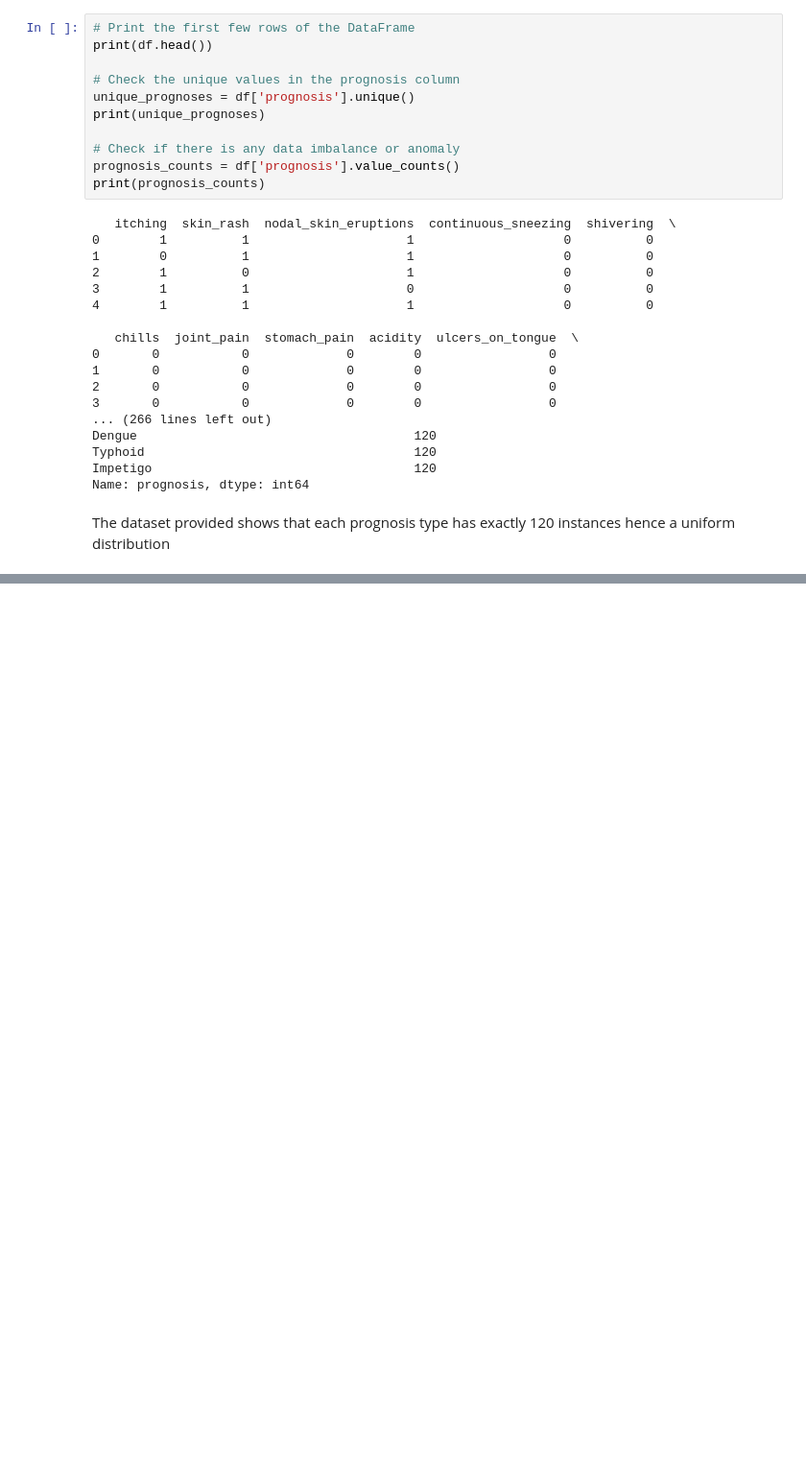
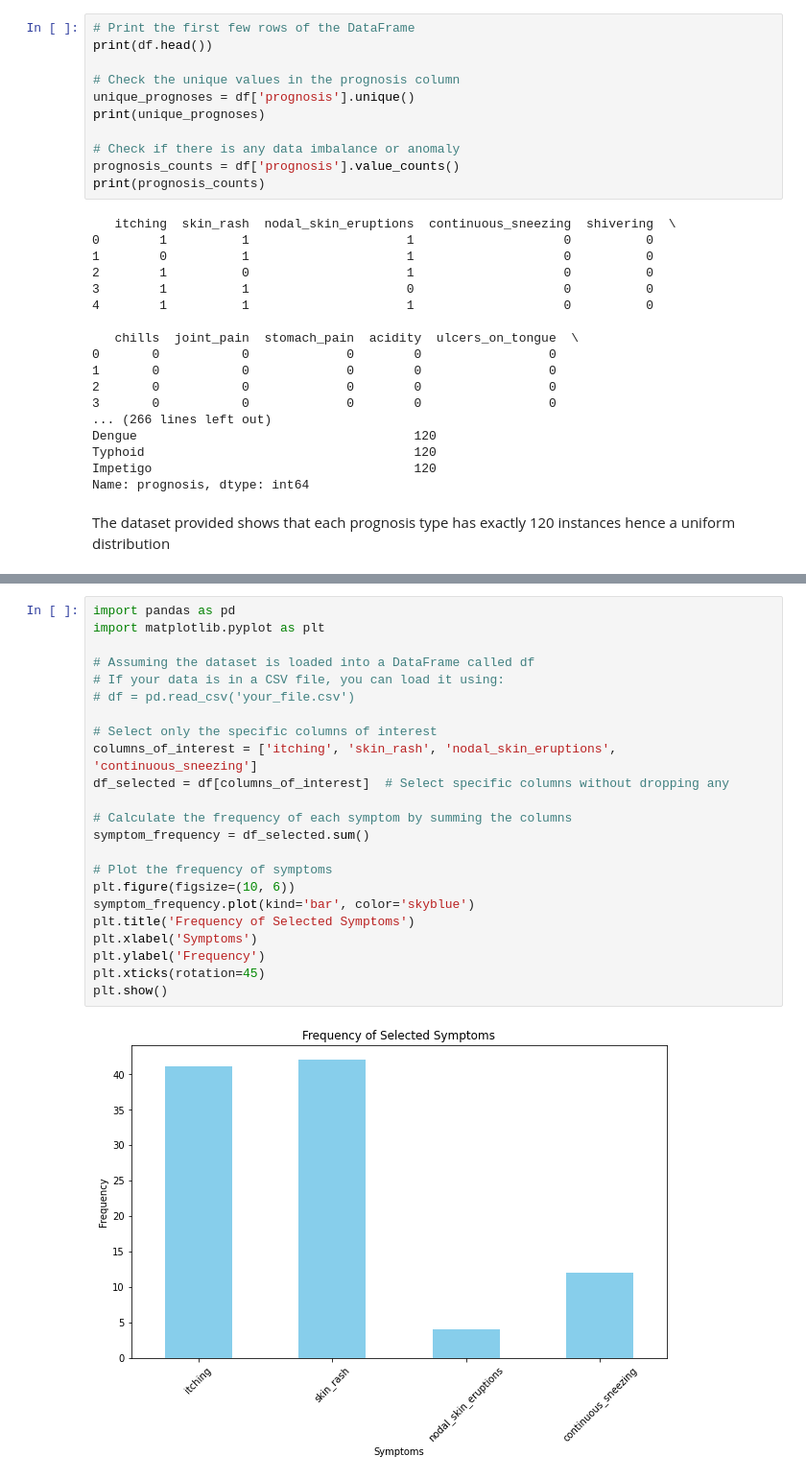
Before and after one commit to William-Itotia/Medicine-Recommendation-system, a Jupyter notebook: Untitled-1.ipynb, the cells around one changed output, grey strips where cells are left out. Shown: that part at 96% size. Cells and saved outputs as stored; diff of their text form; blank space fills up the shorter version.

```diff
--- a/Untitled-1.ipynb
+++ b/Untitled-1.ipynb
@@ -235,0 +224,25 @@ The dataset provided shows that each prognosis type has exactly 120 instances he
+# %%
+import pandas as pd
+import matplotlib.pyplot as plt
+
+# Assuming the dataset is loaded into a DataFrame called df
+# If your data is in a CSV file, you can load it using:
+# df = pd.read_csv('your_file.csv')
+
+# Select only the specific columns of interest
+columns_of_interest = ['itching', 'skin_rash', 'nodal_skin_eruptions', 'continuous_sneezing']
+df_selected = df[columns_of_interest]  # Select specific columns without dropping any
+
+# Calculate the frequency of each symptom by summing the columns
+symptom_frequency = df_selected.sum()
+
+# Plot the frequency of symptoms
+plt.figure(figsize=(10, 6))
+symptom_frequency.plot(kind='bar', color='skyblue')
+plt.title('Frequency of Selected Symptoms')
+plt.xlabel('Symptoms')
+plt.ylabel('Frequency')
+plt.xticks(rotation=45)
+plt.show()
+# %% [output]
+[figure, added]
```
Also changed, not shown: parts of 3 cells of this notebook.
